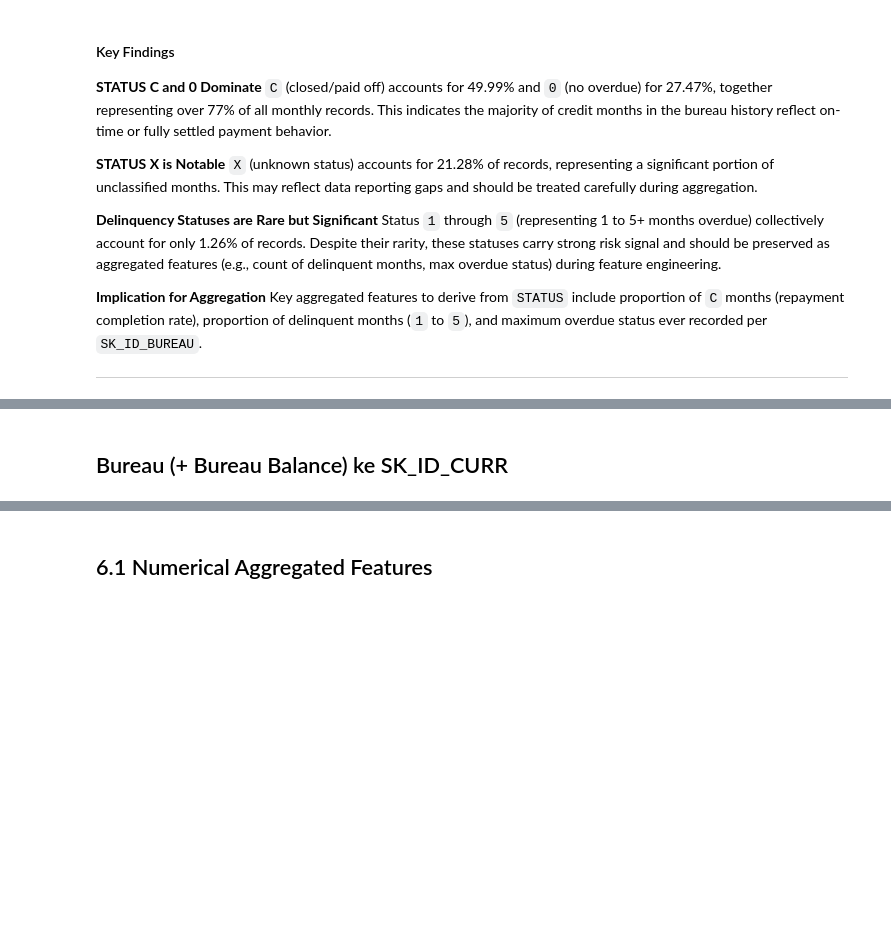
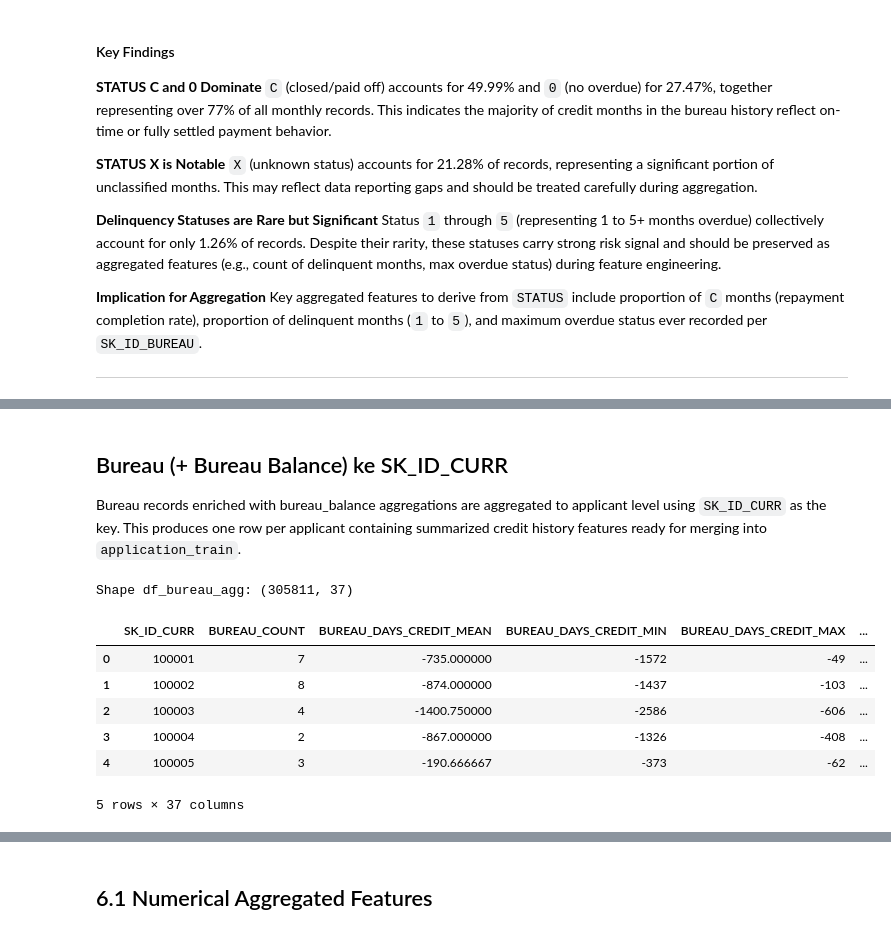
Before and after one commit to oknardo/Home_Credit_Scorecard_Model, a Jupyter notebook: EDA_bureau_and_bureau_balance.ipynb, the cells around one changed output, grey strips where cells are left out. Saved outputs shown, nothing was run; the diff lists cells and outputs as text; code cells hidden in the pictures; blank space fills up the shorter version.

```diff
--- a/EDA_bureau_and_bureau_balance.ipynb
+++ b/EDA_bureau_and_bureau_balance.ipynb
@@ -858,2 +900,4 @@ Key aggregated features to derive from `STATUS` include proportion of `C` months
 # %% [markdown]
 ## Bureau (+ Bureau Balance) ke SK_ID_CURR
+
+Bureau records enriched with bureau_balance aggregations are aggregated to applicant level using `SK_ID_CURR` as the key. This produces one row per applicant containing summarized credit history features ready for merging into `application_train`.
@@ -860,2 +957,19 @@ Key aggregated features to derive from `STATUS` include proportion of `C` months
+# %%
+# Proportion of active and closed credits
+df_bureau_agg['BUREAU_PROP_ACTIVE'] = (df_bureau_agg['BUREAU_ACTIVE_COUNT'] / df_bureau_agg['BUREAU_COUNT']).round(4)
+df_bureau_agg['BUREAU_PROP_CLOSED'] = (df_bureau_agg['BUREAU_CLOSED_COUNT'] / df_bureau_agg['BUREAU_COUNT']).round(4)
+df_bureau_agg['BUREAU_PROP_BAD_DEBT'] = (df_bureau_agg['BUREAU_BAD_DEBT_COUNT'] / df_bureau_agg['BUREAU_COUNT']).round(4)
+
+print("Shape df_bureau_agg:", df_bureau_agg.shape)
+df_bureau_agg.head()
+# %% [output]
+Shape df_bureau_agg: (305811, 37)
+|  | SK_ID_CURR | BUREAU_COUNT | BUREAU_DAYS_CREDIT_MEAN | BUREAU_DAYS_CREDIT_MIN | BUREAU_DAYS_CREDIT_MAX | ... |
+| 0 | 100001 | 7 | -735.000000 | -1572 | -49 | ... |
+| 1 | 100002 | 8 | -874.000000 | -1437 | -103 | ... |
+| 2 | 100003 | 4 | -1400.750000 | -2586 | -606 | ... |
+| 3 | 100004 | 2 | -867.000000 | -1326 | -408 | ... |
+| 4 | 100005 | 3 | -190.666667 | -373 | -62 | ... |
+5 rows × 37 columns
 # %% [markdown]
 # 6. Bivariate Aggregated Features vs TARGET
```
Also changed, not shown: parts of 20 cells of this notebook.
